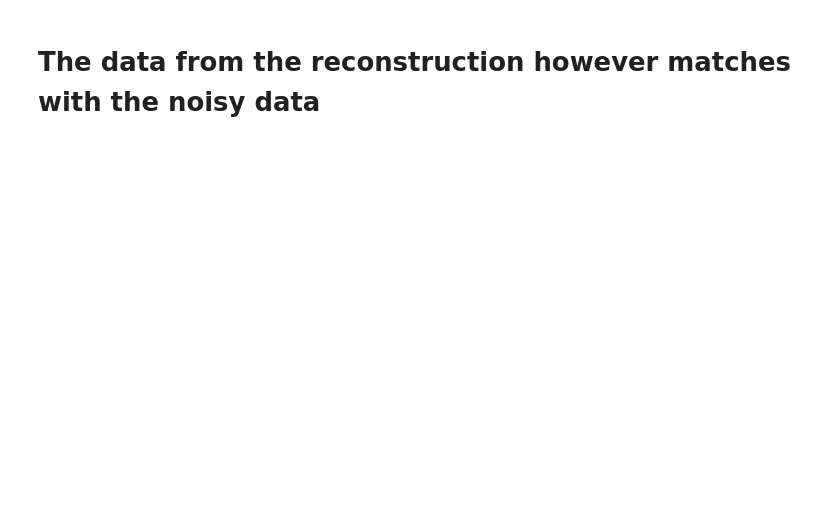
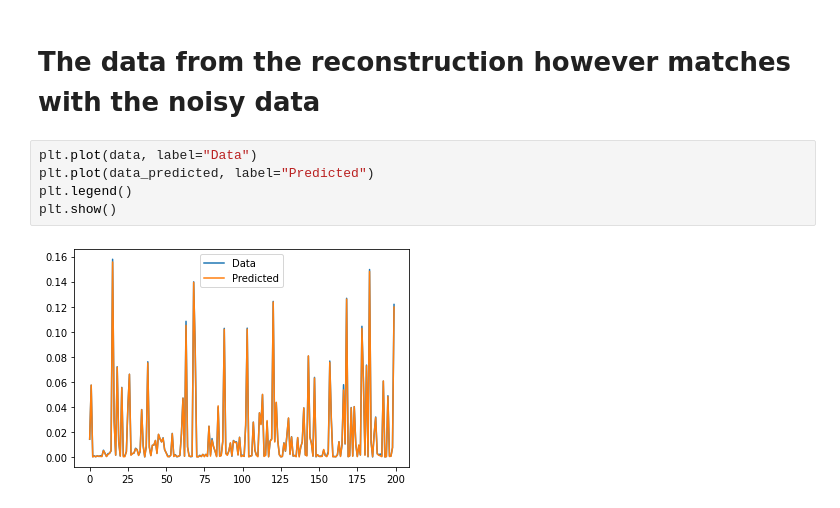
Before and after one commit to quantshah/qst-cgan, a Jupyter notebook: examples/nn-qst-with-jax.ipynb, the cells around one changed output. Saved outputs shown, nothing was run; the diff lists cells and outputs as text; blank space fills up the shorter version.

```diff
--- a/examples/nn-qst-with-jax.ipynb
+++ b/examples/nn-qst-with-jax.ipynb
@@ -332,3 +351,10 @@ plt.show()
 # %% [markdown]
 # The data from the reconstruction however matches with the noisy data
+# %%
+plt.plot(data, label="Data")
+plt.plot(data_predicted, label="Predicted")
+plt.legend()
+plt.show()
+# %% [output]
+[figure, added]
 # %%
```
Also changed, not shown: parts of 12 cells of this notebook, 1 other file.
